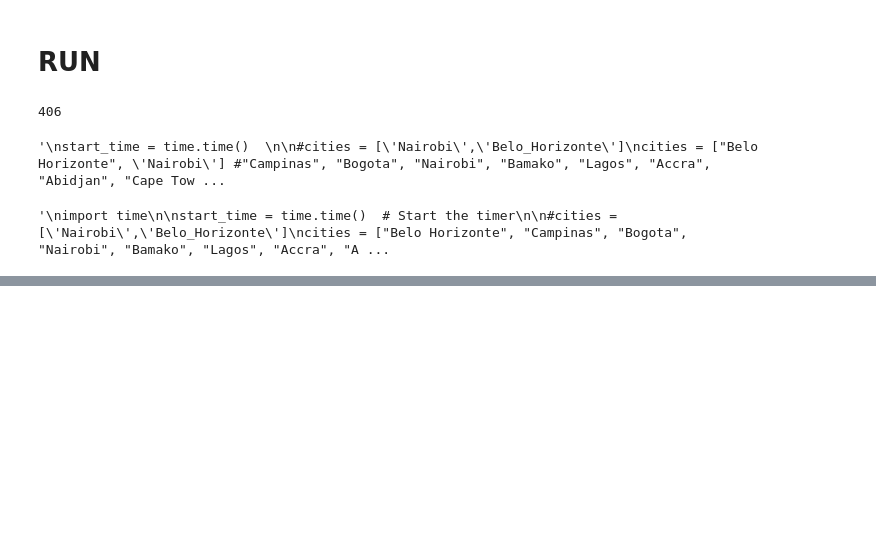
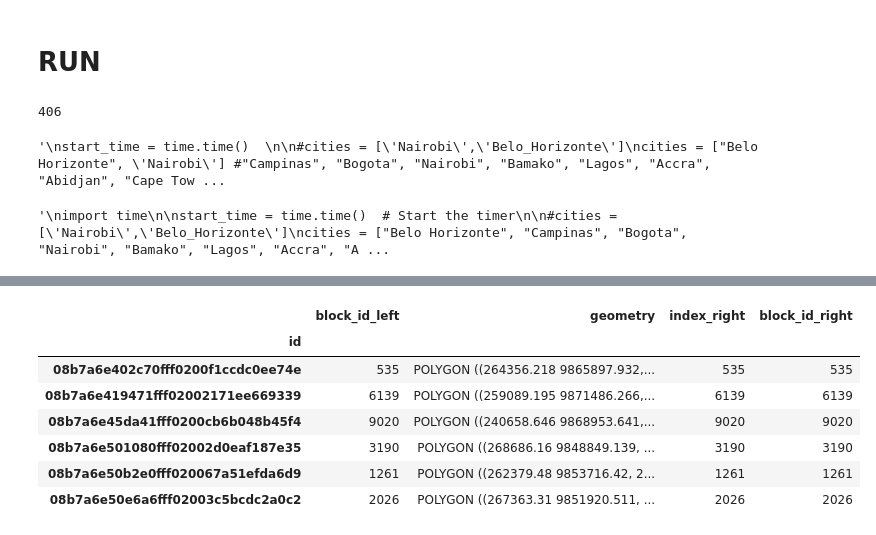
Before and after one commit to sarangof/identifyingLandSubdivisions, a Jupyter notebook: block_calculations_groupby.ipynb, the cells around one changed output, grey strips where cells are left out. Cells and saved outputs as stored; diff of their text form; code cells hidden in the pictures; blank space fills up the shorter version.

```diff
--- a/block_calculations_groupby.ipynb
+++ b/block_calculations_groupby.ipynb
@@ -875,2 +918,13 @@ KeyError: "Column(s) ['weighted_m8'] do not exist"
+# %%
+buildings_within_df
+# %% [output]
+|  | block_id_left | geometry | index_right | block_id_right |
+| id |  |  |  |  |
+| 08b7a6e402c70fff0200f1ccdc0ee74e | 535 | POLYGON ((264356.218 9865897.932,... | 535 | 535 |
+| 08b7a6e419471fff02002171ee669339 | 6139 | POLYGON ((259089.195 9871486.266,... | 6139 | 6139 |
+| 08b7a6e45da41fff0200cb6b048b45f4 | 9020 | POLYGON ((240658.646 9868953.641,... | 9020 | 9020 |
+| 08b7a6e501080fff02002d0eaf187e35 | 3190 | POLYGON ((268686.16 9848849.139, ... | 3190 | 3190 |
+| 08b7a6e50b2e0fff020067a51efda6d9 | 1261 | POLYGON ((262379.48 9853716.42, 2... | 1261 | 1261 |
+| 08b7a6e50e6a6fff02003c5bcdc2a0c2 | 2026 | POLYGON ((267363.31 9851920.511, ... | 2026 | 2026 |
 # %%
 client.close()
```
Also changed, not shown: parts of 24 cells of this notebook.
